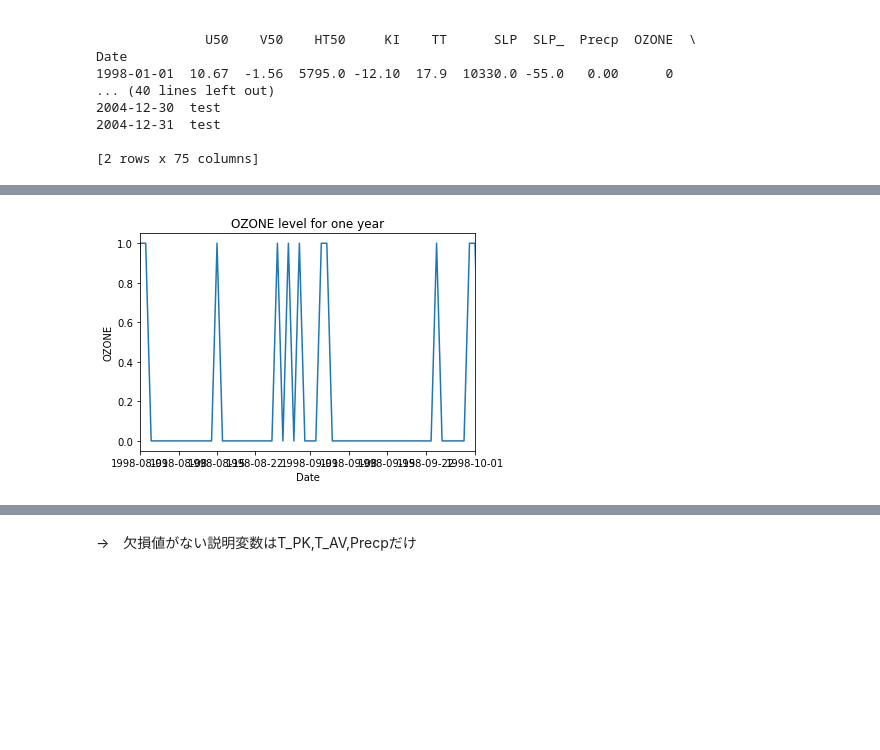
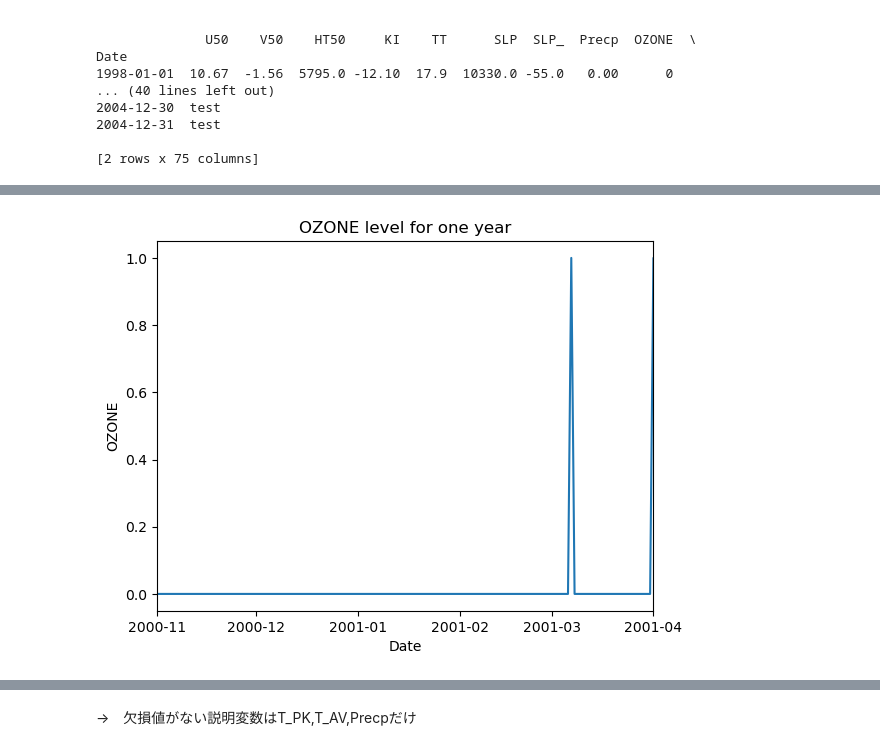
Before and after one commit to sakiiwaki/ozon, a Jupyter notebook: notebooks/ozon_1.ipynb, the cells around one changed output, grey strips where cells are left out. Saved outputs shown, nothing was run; the diff lists cells and outputs as text; code cells hidden in the pictures; blank space fills up the shorter version.

```diff
--- a/notebooks/ozon_1.ipynb
+++ b/notebooks/ozon_1.ipynb
@@ -84,18 +89,18 @@ plt.show()
 # %%
 # 日ごとのオゾンレベル(1年間)
 plt.title("OZONE level for one year")
 plt.xlabel("Date")
 plt.ylabel("OZONE")
 #x軸の上限・下限
-sxmin='1998-08-01'
-sxmax='1998-10-01'
+sxmin='2000-11-01'
+sxmax='2001-04-01'
 xmin = datetime.datetime.strptime(sxmin, '%Y-%m-%d')
 xmax = datetime.datetime.strptime(sxmax, '%Y-%m-%d')
 plt.xlim([xmin, xmax])
 plt.plot(train_df["OZONE"])
 plt.show()
 # %% [output]
-[figure, old version]
+[figure, new version]
 # %%
 # データの型と欠損値の有無を確認
 train_df.info()
```
Also changed, not shown: parts of 2 cells of this notebook, 6 other files.
